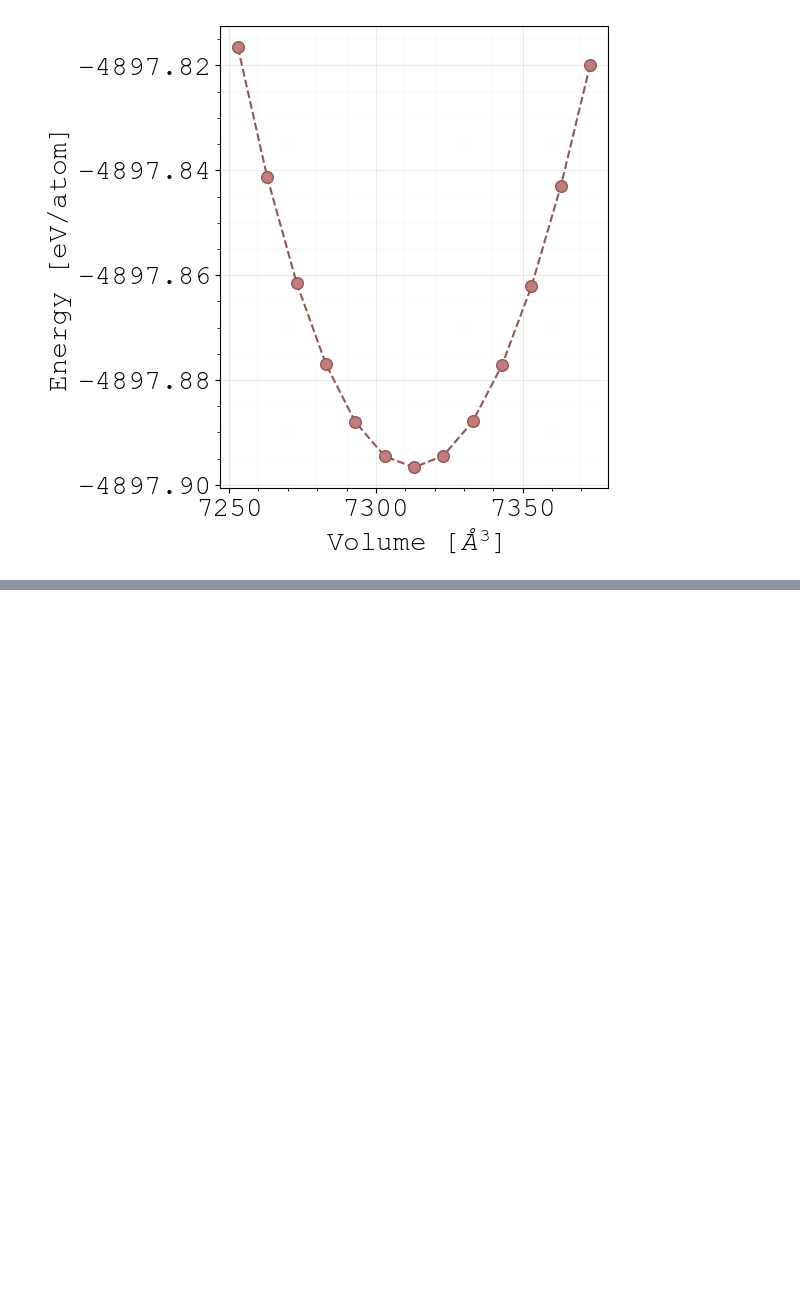
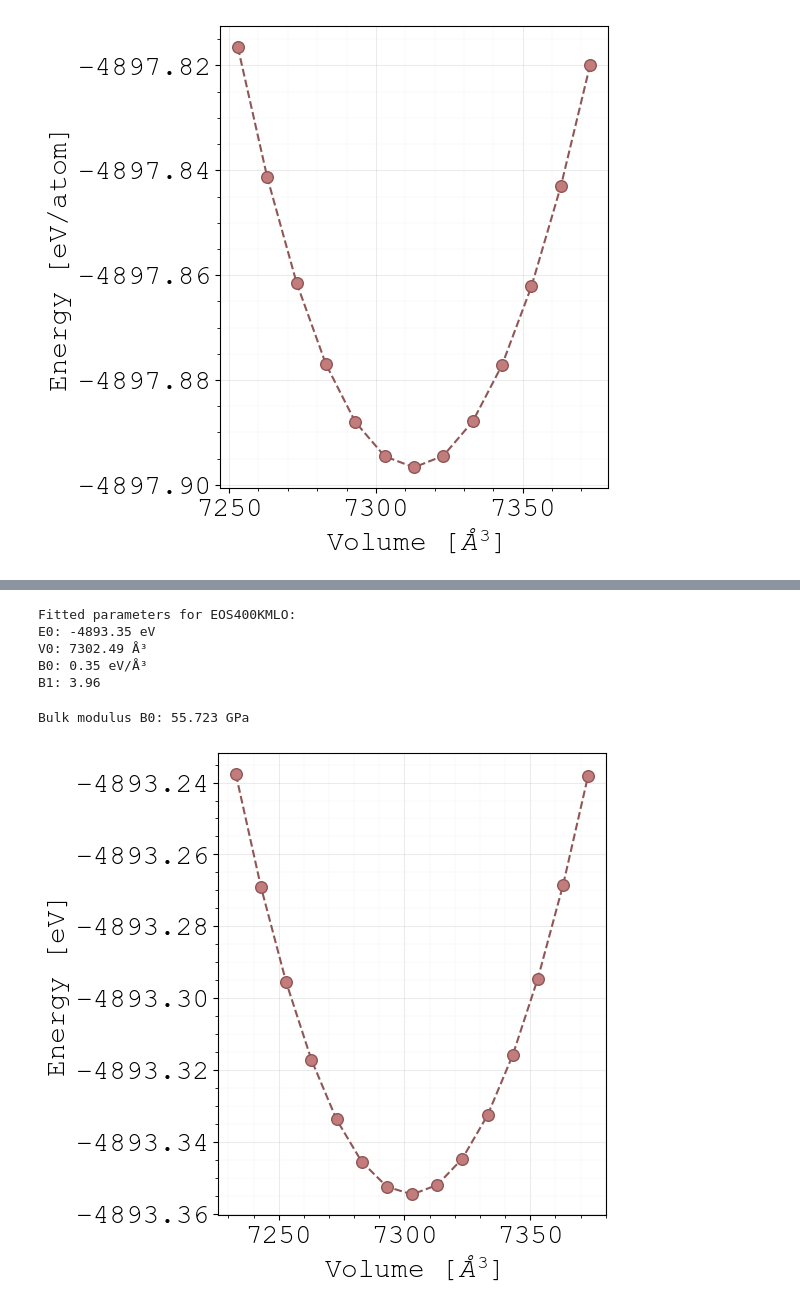
Before and after one commit to quantum-gabo/bachelor-thesis, a Jupyter notebook: notebooks/thesis-figures.ipynb, the cells around one changed output, grey strips where cells are left out. Saved outputs shown, nothing was run; the diff lists cells and outputs as text; code cells hidden in the pictures; blank space fills up the shorter version.

```diff
--- a/notebooks/thesis-figures.ipynb
+++ b/notebooks/thesis-figures.ipynb
@@ -1146,0 +1146,3 @@ plt.show()
+# %%
+# Get the volume-energy data
+eos_orig_400K_dir = "../cluster-files/ml-400k/eos-mlff-orig/"
@@ -1146,0 +1154,71 @@ plt.show()
+# %%
+# Perform the fit
+popt_EOS400KMLO, _ = curve_fit(EOSModel, EOS400KMLO_V, EOS400KMLO_E, p0=[-4879, volume_rxo, -0.5, 4])
+
+# Extract the fitted parameters
+E0_EOS400KMLO, V0_EOS400KMLO, B0_EOS400KMLO, B1_EOS400KMLO = popt_EOS400KMLO
+
+# Report the fitted parameters
+print(f"Fitted parameters for EOS400KMLO:")
+print(f"E0: {E0_EOS400KMLO:.2f} eV")
+print(f"V0: {V0_EOS400KMLO:.2f} Å³")
+print(f"B0: {B0_EOS400KMLO:.2f} eV/Å³")
+print(f"B1: {B1_EOS400KMLO:.2f}")
+# %% [output]
+Fitted parameters for EOS400KMLO:
+E0: -4893.35 eV
+V0: 7302.49 Å³
+B0: 0.35 eV/Å³
+B1: 3.96
+# %%
+# Get the Bulk modulus in GPa
+B0_EOS400KMLO_GPa = B0_EOS400KMLO * 160.21766208  # Convert eV/Å³ to GPa
+print(f"Bulk modulus B0: {B0_EOS400KMLO_GPa:.3f} GPa")
+# %% [output]
+Bulk modulus B0: 55.723 GPa
+# %%
+# Plot the fitted EOS curve
+#v_fit = np.linspace(v_start, EOS400KML2_V[-1], 100)
+E_FIT_EOS400KMLO = EOSModel(EOS400KMLO_V[:-7], *popt_EOS400KMLO)
+# %%
+fig, ax = plt.subplots(figsize=(5, 6))
+
+# Disable scientific and offset notation
+formatter = ScalarFormatter(useOffset=False, useMathText=False)
+formatter.set_scientific(False)
+
+# Set formatter for both axes
+ax.xaxis.set_major_formatter(formatter)
+ax.yaxis.set_major_formatter(formatter)
+
+# Plot the volume-energy data
+ax.scatter(EOS400KMLO_V[:-7], E_FIT_EOS400KMLO, label='MLFF O', color=dataset_colors[3],
+            edgecolors=dataset_line_colors[3], s=70, marker='o', zorder=3)
+#ax.plot(EOS400KML1_V[:12], EOS400KML1_E[:12], label='MLFF 1', color=dataset_line_colors[3],
+        #linewidth=1.5, zorder=1)
+# Plot the fitted EOS curve
+#ax.plot(EOS400KMLO_V,EOS400KMLO_E, label='Fitted EOS MLFF O', color=dataset_line_colors[3], linestyle='--', zorder=2)
+
+ax.plot(EOS400KMLO_V[:-7], E_FIT_EOS400KMLO, label='Fitted EOS MLFF 1', color=dataset_line_colors[3], linestyle='--', zorder=2)
+# Set labels
+ax.set(xlabel=r'Volume [$\AA^3$]', ylabel='Energy [eV]')
+# Grid settings
+ax.grid(True, which='major', linestyle='-', linewidth=0.75, alpha=0.25)
+ax.minorticks_on()
+ax.grid(True, which='minor', linestyle='-', linewidth=0.25, alpha=0.15)
+ax.set_axisbelow(True)
+
+# # Set legend
+# handles, labels = ax.get_legend_handles_labels()
+# desired_order = [0, 1, 2]
+# ax.legend(
+#     [handles[i] for i in desired_order],
+#     [labels[i] for i in desired_order],
+#     loc='upper center',
+#     bbox_to_anchor=(0.5, 1.15),  # place legend above the axes, centered
+#     ncol=4,                      # spread legend entries horizontally
+#     frameon = False                # remove legend border/frame
+# )
+plt.show()
+# %% [output]
+[figure, added]
```
Also changed, not shown: parts of 12 cells of this notebook.
